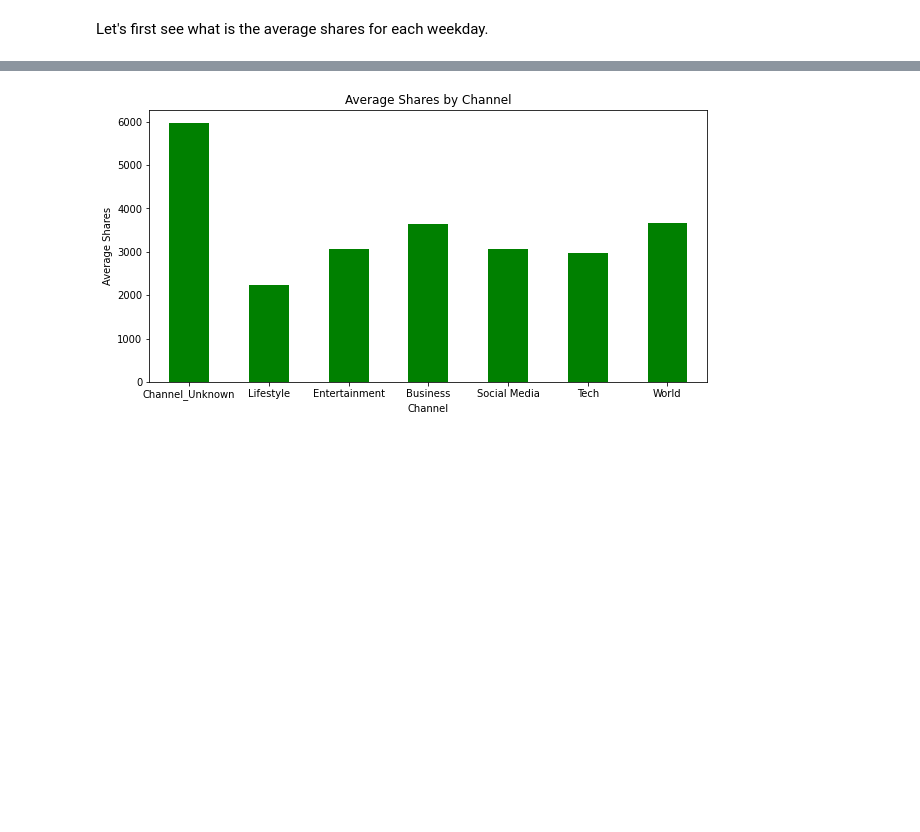
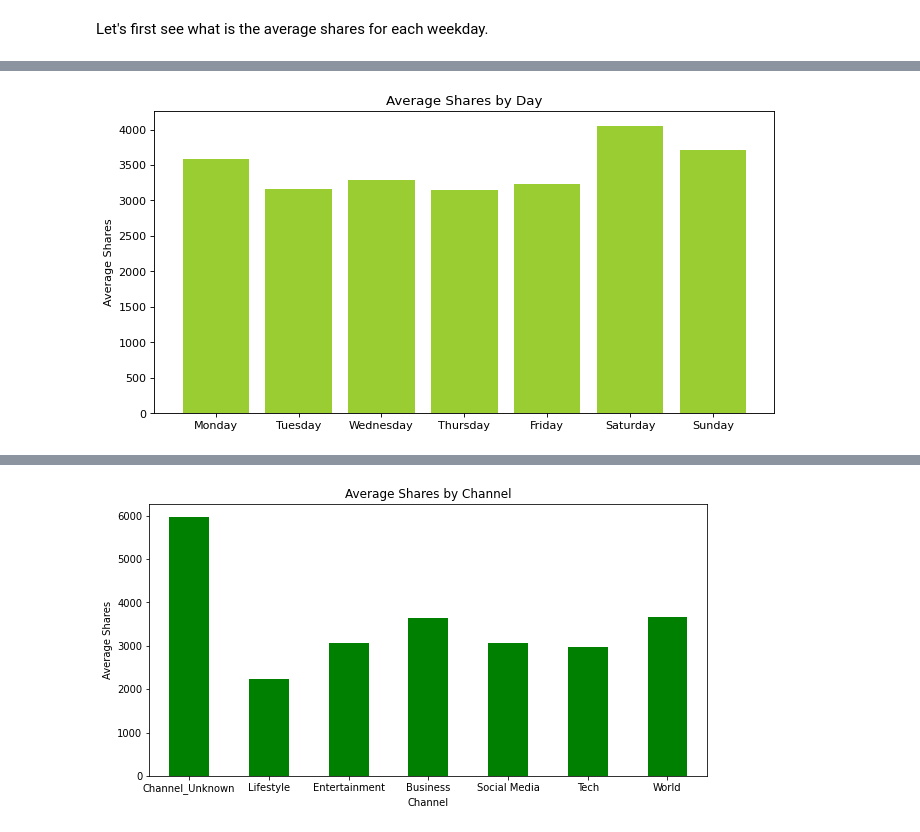
Before and after one commit to DivakarSai/python_projects, a Jupyter notebook: Online News Popularity/Analysis.ipynb, the cells around one changed output, grey strips where cells are left out. Cells and saved outputs as stored; diff of their text form; code cells hidden in the pictures; blank space fills up the shorter version.

```diff
--- a/Online News Popularity/Analysis.ipynb
+++ b/Online News Popularity/Analysis.ipynb
@@ -127,3 +134,17 @@ weekday_is_sunday
+# %%
+days = ['weekday_is_monday', 'weekday_is_tuesday', 'weekday_is_wednesday', 'weekday_is_thursday', 'weekday_is_friday', 'weekday_is_saturday', 'weekday_is_sunday']
+shares_by_day = [df[df[day] == 1]['shares'].mean() for day in days]
+day_names = ['Monday', 'Tuesday', 'Wednesday', 'Thursday', 'Friday', 'Saturday', 'Sunday']
+plt.figure(figsize=(10, 5), dpi=80)
+plt.xticks(np.arange(len(days)), day_names)
+plt.bar(days, shares_by_day, color='yellowgreen')
+plt.title('Average Shares by Day')
+plt.ylabel('Average Shares')
+
+
+plt.show()
+# %% [output]
+[figure, added]
 # %%
 #lets check if there is any correlation with is_weekend and shares
 
```
Also changed, not shown: parts of 49 cells of this notebook, 7 other files.
